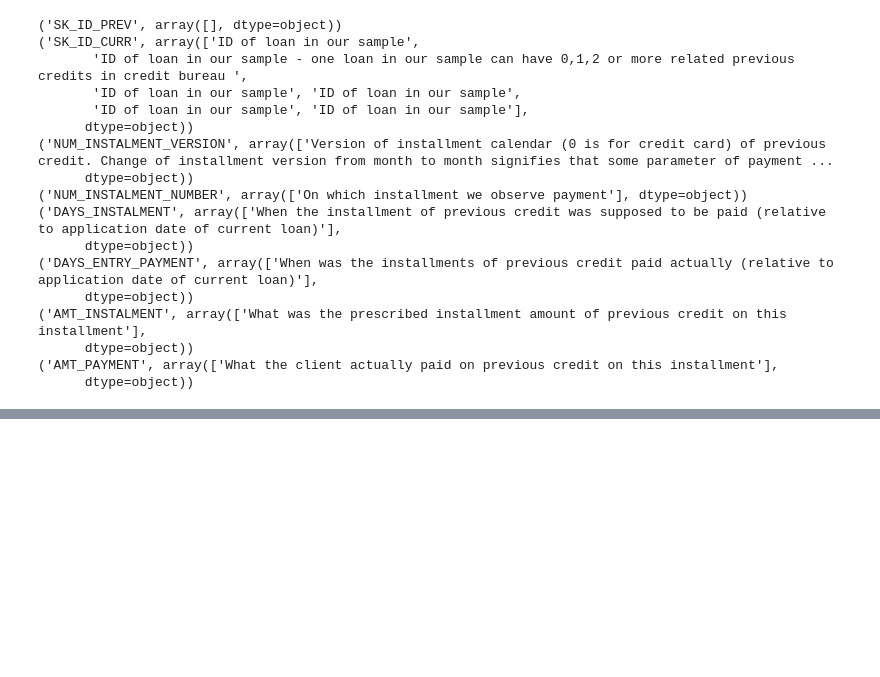
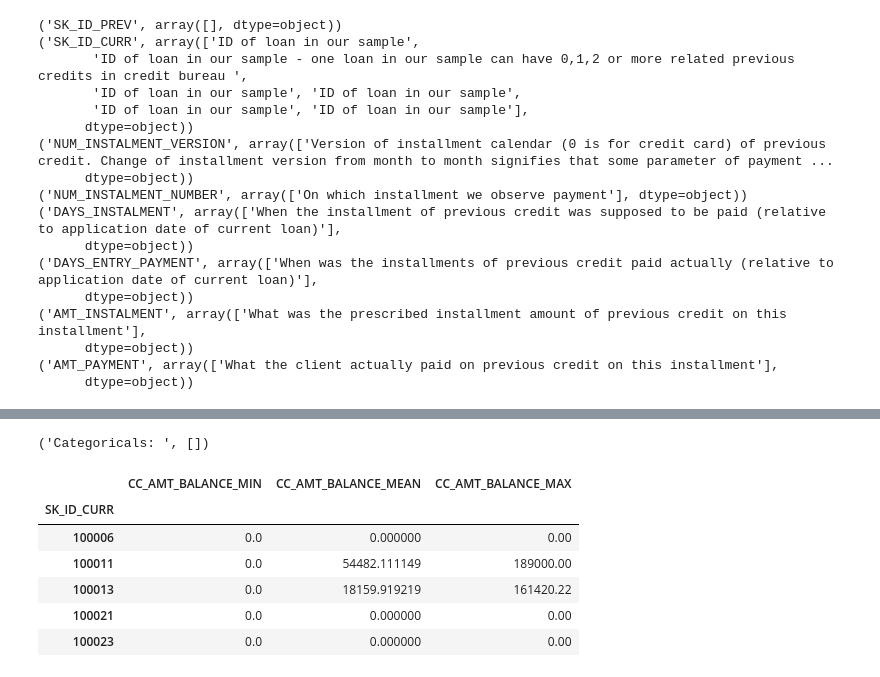
Before and after one commit to david-riser/kaggle-home-credit, a Jupyter notebook: part1-exploration.ipynb, the cells around one changed output, grey strips where cells are left out. Saved outputs shown, nothing was run; the diff lists cells and outputs as text; code cells hidden in the pictures; blank space fills up the shorter version.

Commit message:
Added aggregation for all datasets.

```diff
--- a/part1-exploration.ipynb
+++ b/part1-exploration.ipynb
@@ -318,3 +317,6 @@ install_agg.head()
 | 100003 | -1385.320000 | -2324.0 | -544.0 | 64754.586000 | ... |
 | 100004 | -761.666667 | -795.0 | -727.0 | 7096.155000 | ... |
 | 100005 | -609.555556 | -736.0 | -470.0 | 6240.205000 | ... |
+# %%
+for c in credit_card_df.columns:
+    print(c, description[description.Row == c].Description.values)
@@ -320,0 +343,30 @@ install_agg.head()
+# %%
+cat_cols = [credit_card_df.columns[i] for i, c in enumerate(credit_card_df.dtypes) if c == 'object']
+print('Categoricals: ', cat_cols)
+
+# Change the strings to integers.
+for cat in cat_cols:
+    encoder = LabelEncoder()
+    credit_card_df[cat] = encoder.fit_transform(credit_card_df[cat])
+
+# Add features that make sense here.
+aggregations = {
+    'AMT_BALANCE': ['min', 'mean', 'max']
+}
+
+credit_card_agg = credit_card_df.groupby('SK_ID_CURR').aggregate(aggregations)
+colname = lambda x, y: 'CC_' + x + '_' + y.upper()
+new_cols = [colname(c[0],c[1]) for c in list(credit_card_agg.columns)]
+credit_card_agg.columns = new_cols
+# %% [output]
+('Categoricals: ', [])
+# %%
+credit_card_agg.head()
+# %% [output]
+|  | CC_AMT_BALANCE_MIN | CC_AMT_BALANCE_MEAN | CC_AMT_BALANCE_MAX |
+| SK_ID_CURR |  |  |  |
+| 100006 | 0.0 | 0.000000 | 0.00 |
+| 100011 | 0.0 | 54482.111149 | 189000.00 |
+| 100013 | 0.0 | 18159.919219 | 161420.22 |
+| 100021 | 0.0 | 0.000000 | 0.00 |
+| 100023 | 0.0 | 0.000000 | 0.00 |
```
Also changed, not shown: parts of 11 cells of this notebook.
